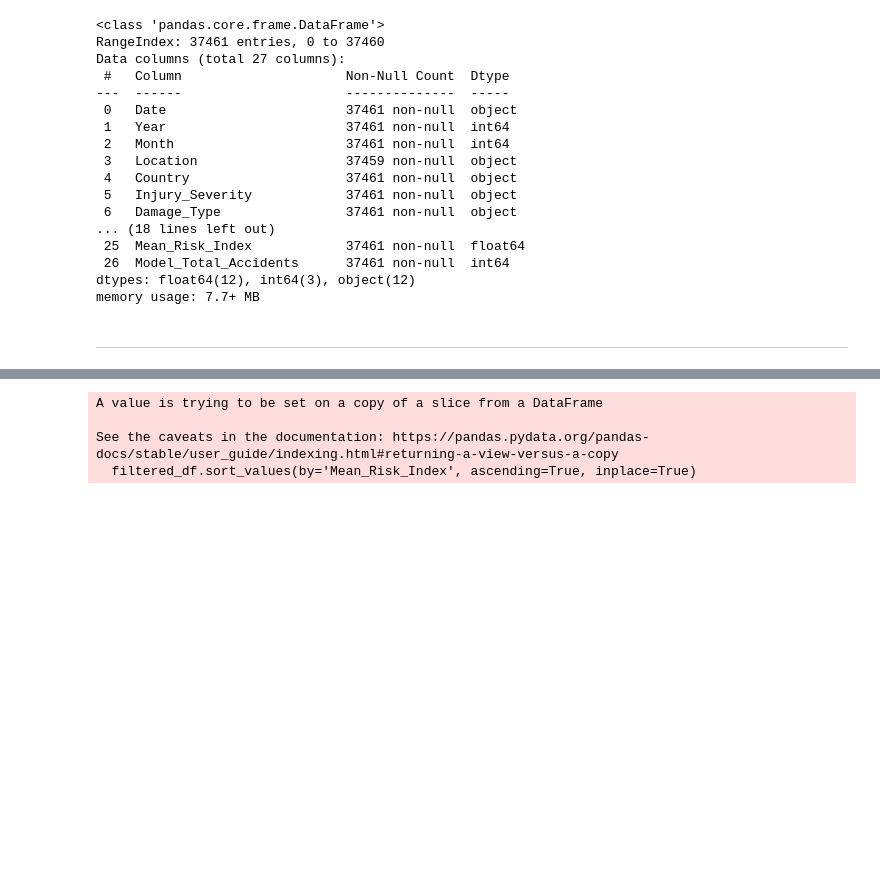
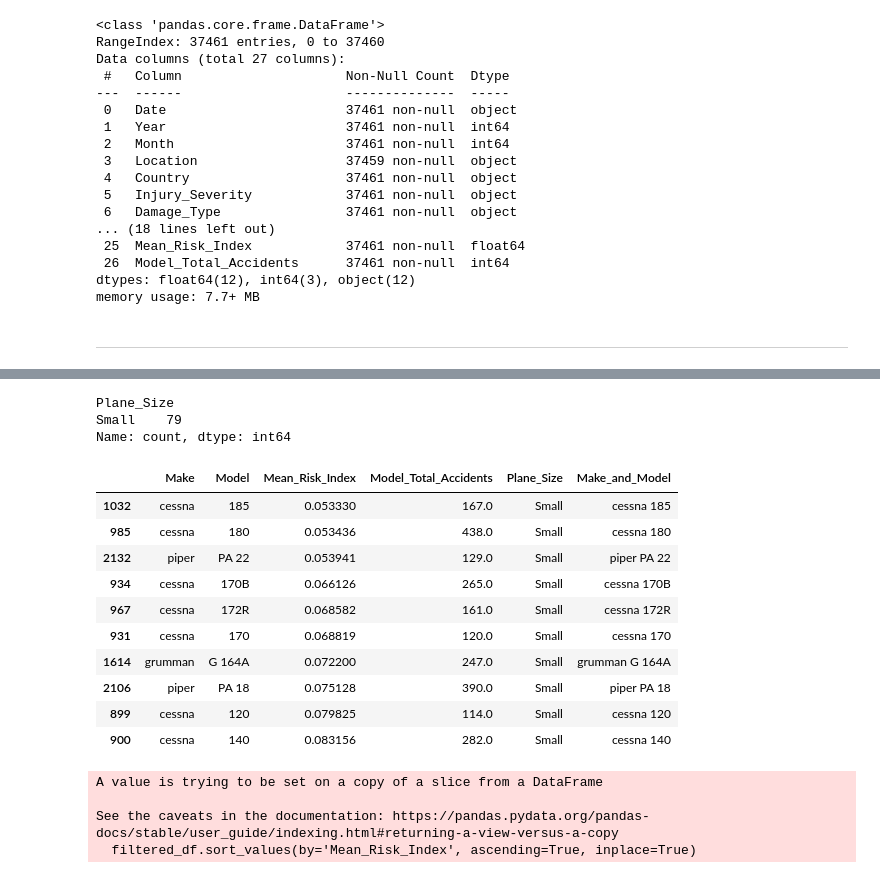
Before and after one commit to williambguo/ds-project1, a Jupyter notebook: Notebooks/EDA.ipynb, the cells around one changed output, grey strips where cells are left out. Cells and saved outputs as stored; diff of their text form; code cells hidden in the pictures; blank space fills up the shorter version.

Commit message:
So many updates to the Notebooks folder. Notebooks updated, csvs renamed.

```diff
--- a/Notebooks/EDA.ipynb
+++ b/Notebooks/EDA.ipynb
@@ -194,0 +200,3 @@ df.to_csv('data_cleaned_and_amended.csv', index=False)
+# %%
+df_safest = pd.read_csv('make_model_risk.csv')
+df_safest.info()
@@ -195,2 +222,25 @@ df.to_csv('data_cleaned_and_amended.csv', index=False)
+# %%
+# Checking how many planes are left
+df_safest['Plane_Size'].value_counts()
+# %% [output]
+Plane_Size
+Small    79
+Name: count, dtype: int64
+# %%
+# 79 is a good amount!
+df_safest['Make_and_Model'] = df_safest['Make'] + ' ' + df_safest['Model']
+df_safest[:10]
+# %% [output]
+|  | Make | Model | Mean_Risk_Index | Model_Total_Accidents | Plane_Size | Make_and_Model |
+| 1032 | cessna | 185 | 0.053330 | 167.0 | Small | cessna 185 |
+| 985 | cessna | 180 | 0.053436 | 438.0 | Small | cessna 180 |
+| 2132 | piper | PA 22 | 0.053941 | 129.0 | Small | piper PA 22 |
+| 934 | cessna | 170B | 0.066126 | 265.0 | Small | cessna 170B |
+| 967 | cessna | 172R | 0.068582 | 161.0 | Small | cessna 172R |
+| 931 | cessna | 170 | 0.068819 | 120.0 | Small | cessna 170 |
+| 1614 | grumman | G 164A | 0.072200 | 247.0 | Small | grumman G 164A |
+| 2106 | piper | PA 18 | 0.075128 | 390.0 | Small | piper PA 18 |
+| 899 | cessna | 120 | 0.079825 | 114.0 | Small | cessna 120 |
+| 900 | cessna | 140 | 0.083156 | 282.0 | Small | cessna 140 |
 # %%
 # Filtering df by the ten safest planes
```
Also changed, not shown: parts of 30 cells of this notebook, 8 other files.
